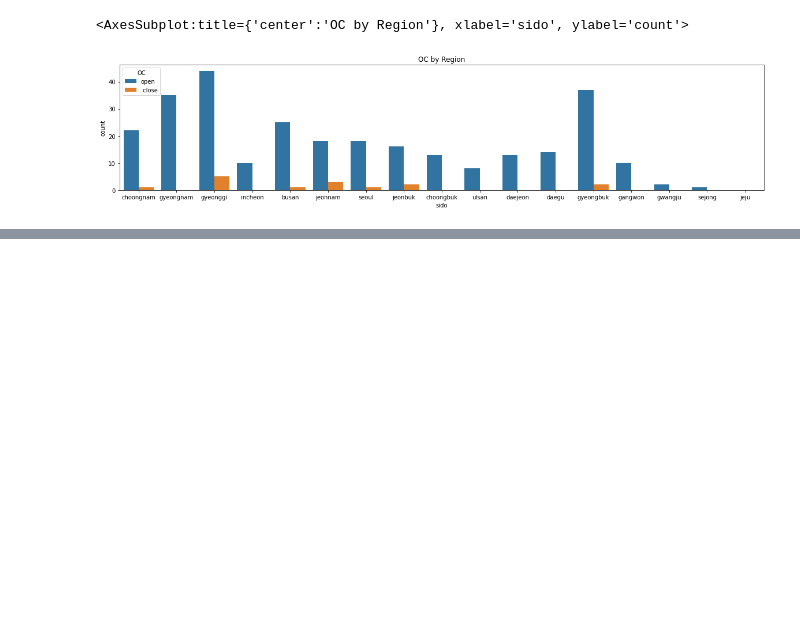
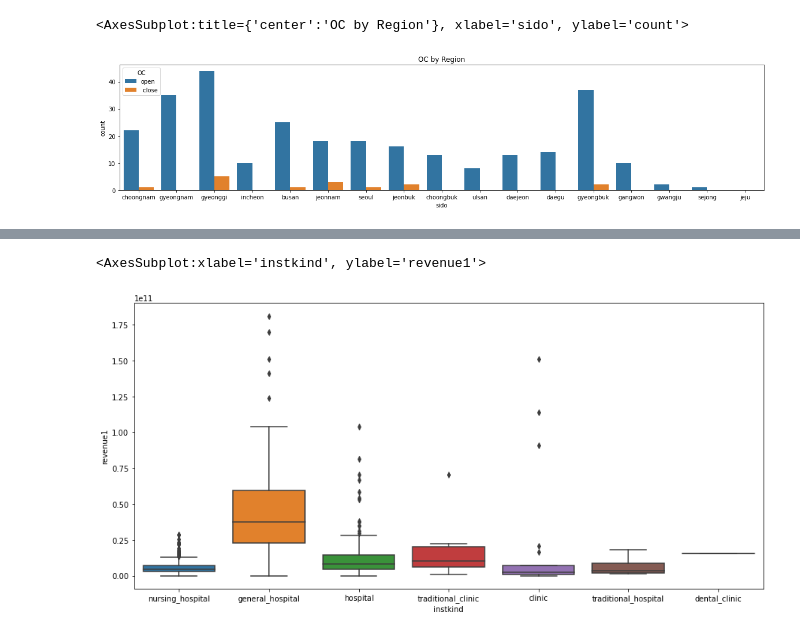
Before and after one commit to hhh6593/Dacon, a Jupyter notebook: Dacon_project_notebook.ipynb, the cells around one changed output, grey strips where cells are left out. Cells and saved outputs as stored; diff of their text form; code cells hidden in the pictures; blank space fills up the shorter version.

```diff
--- a/Dacon_project_notebook.ipynb
+++ b/Dacon_project_notebook.ipynb
@@ -153 +219,8 @@ sns.countplot(alldata['sido'], hue=alldata['OC'])
+# %%
+#병원별 매출액 비교
+plt.figure(figsize=(15,7))
+sns.boxplot(alldata['instkind'],alldata['revenue1'])
+# %% [output]
+<AxesSubplot:xlabel='instkind', ylabel='revenue1'>
+[figure, added]
 # %%
```
Also changed, not shown: parts of 18 cells of this notebook.
